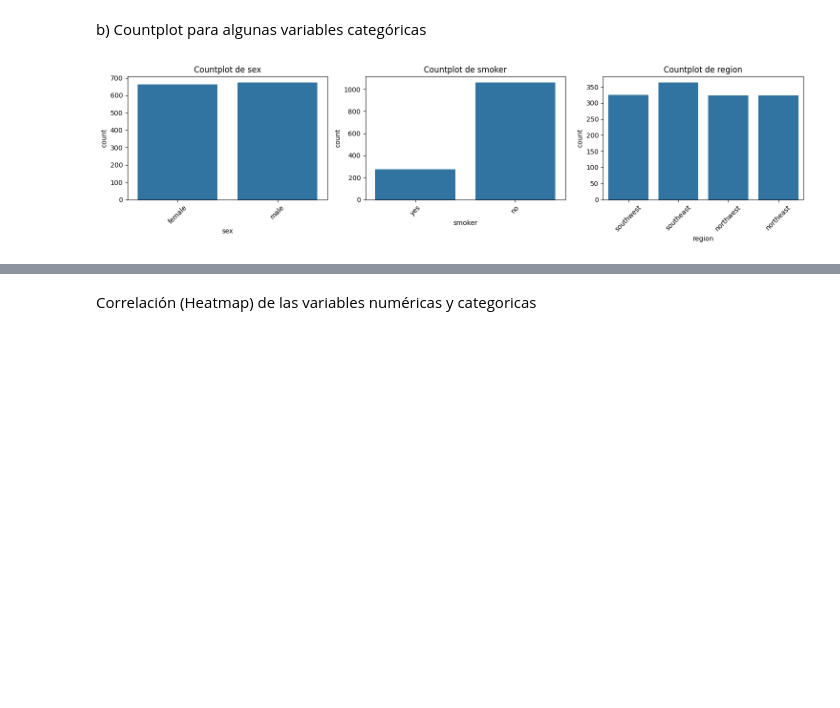
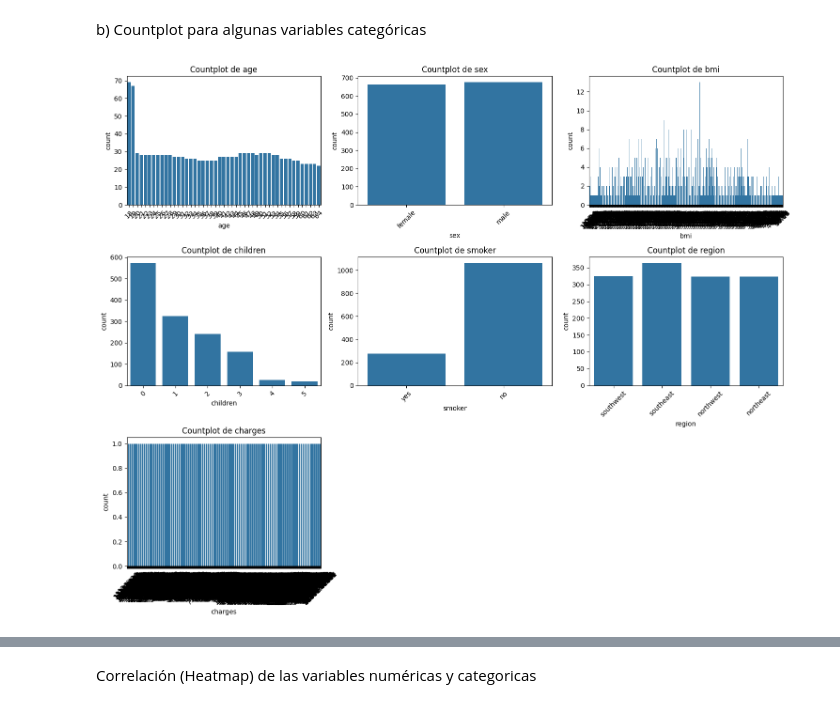
Before and after one commit to Vic1CR/ejercicio_regresion_lineal, a Jupyter notebook: src/EDA.ipynb, the cells around one changed output, grey strips where cells are left out. Saved outputs shown, nothing was run; the diff lists cells and outputs as text; code cells hidden in the pictures; blank space fills up the shorter version.

```diff
--- a/src/EDA.ipynb
+++ b/src/EDA.ipynb
@@ -183,27 +155,27 @@ plt.show()
 b) Countplot para algunas variables categóricas
 # %%
 # Selecciona las columnas categóricas (tipo 'object')
-categorical_cols = df.select_dtypes(include=['object']).columns
+categorical_cols = df.select_dtypes(include=['object', 'int64', 'float64']).columns
 
 # Calcula el número de filas y columnas para los subplots
 num_plots = len(categorical_cols)
 ncols = 3
 nrows = (num_plots + ncols - 1) // ncols  # Asegúrate de tener suficientes filas
 
 fig, axes = plt.subplots(nrows=nrows, ncols=ncols, figsize=(15, nrows*4))
 axes = axes.flatten()
 
 for i, col in enumerate(categorical_cols):
     if i < len(axes):
         sns.countplot(data=df, x=col, ax=axes[i])
         axes[i].set_title(f"Countplot de {col}")
         axes[i].tick_params(axis='x', rotation=45)
 
 # Oculta los ejes no utilizados
 for j in range(num_plots, len(axes)):
     fig.delaxes(axes[j])
 
 plt.tight_layout()
 plt.show()
 # %% [output]
-[figure, old version]
+[figure, new version]
```
Also changed, not shown: parts of 25 cells of this notebook, 27 other files.
